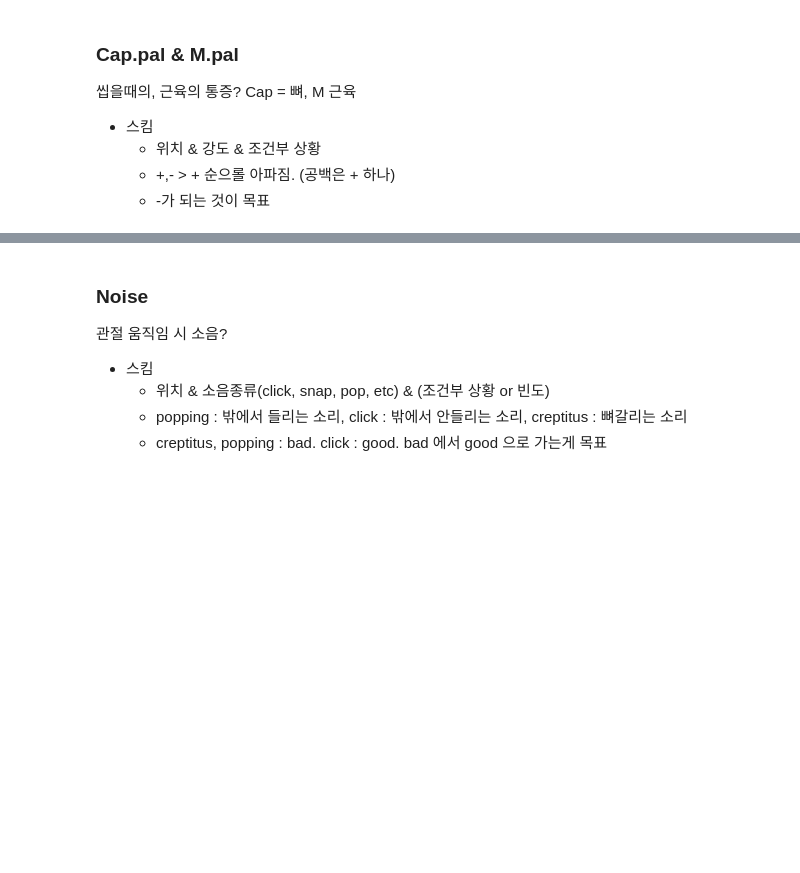
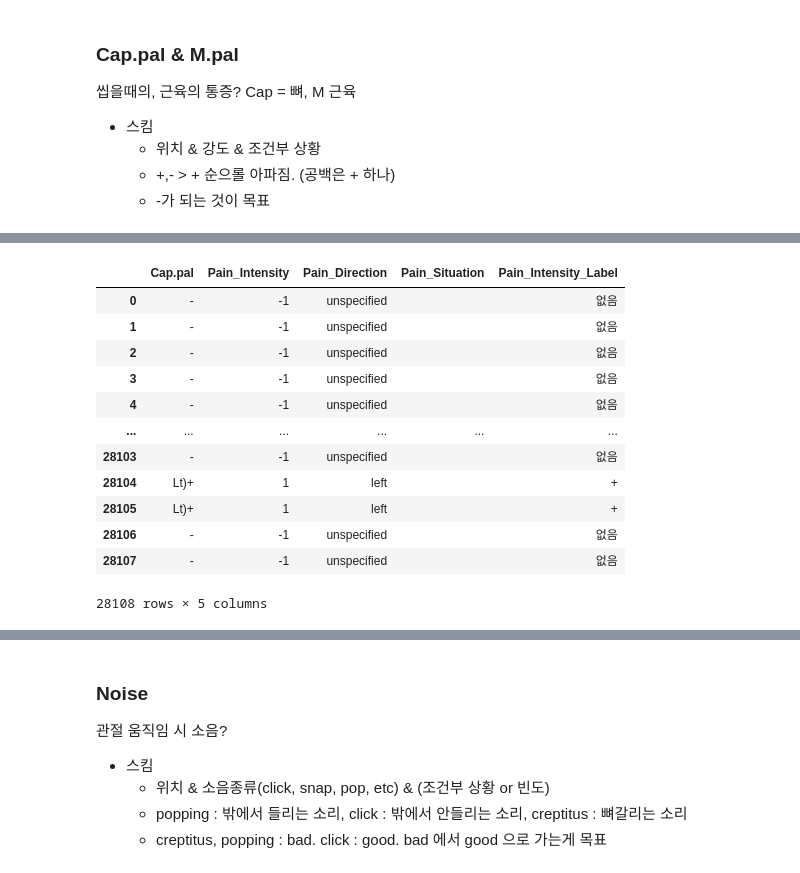
Before and after one commit to skadudd/prj_centum, a Jupyter notebook: numeric_parse/data_cleansing.ipynb, the cells around one changed output, grey strips where cells are left out. Saved outputs shown, nothing was run; the diff lists cells and outputs as text; code cells hidden in the pictures; blank space fills up the shorter version.

```diff
--- a/numeric_parse/data_cleansing.ipynb
+++ b/numeric_parse/data_cleansing.ipynb
@@ -494,0 +504,16 @@ Name: Cap.pal, dtype: object
+# %%
+sp_expanded
+# %% [output]
+|  | Cap.pal | Pain_Intensity | Pain_Direction | Pain_Situation | Pain_Intensity_Label |
+| 0 | - | -1 | unspecified |  | 없음 |
+| 1 | - | -1 | unspecified |  | 없음 |
+| 2 | - | -1 | unspecified |  | 없음 |
+| 3 | - | -1 | unspecified |  | 없음 |
+| 4 | - | -1 | unspecified |  | 없음 |
+| ... | ... | ... | ... | ... | ... |
+| 28103 | - | -1 | unspecified |  | 없음 |
+| 28104 | Lt)+ | 1 | left |  | + |
+| 28105 | Lt)+ | 1 | left |  | + |
+| 28106 | - | -1 | unspecified |  | 없음 |
+| 28107 | - | -1 | unspecified |  | 없음 |
+28108 rows × 5 columns
```
Also changed, not shown: parts of 9 cells of this notebook.
